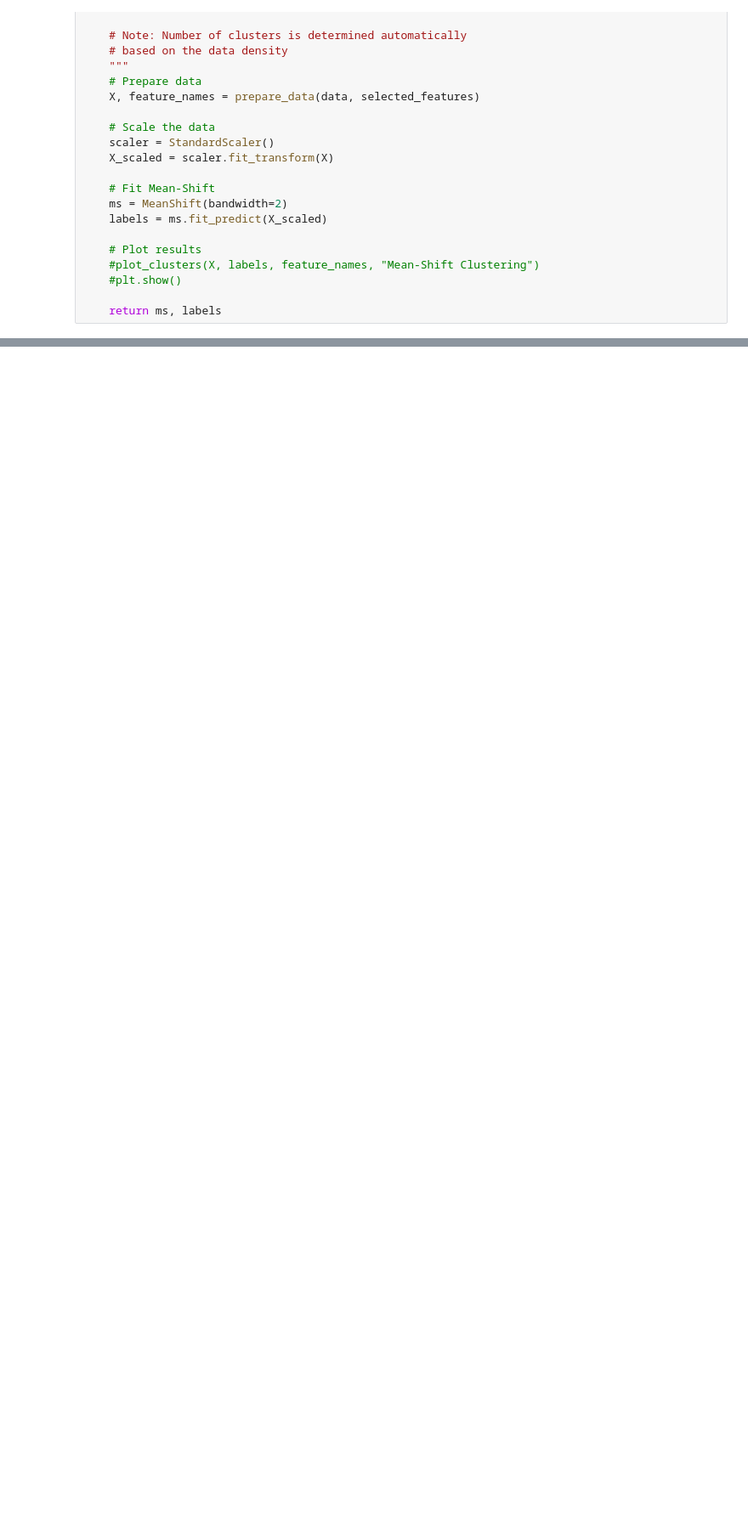
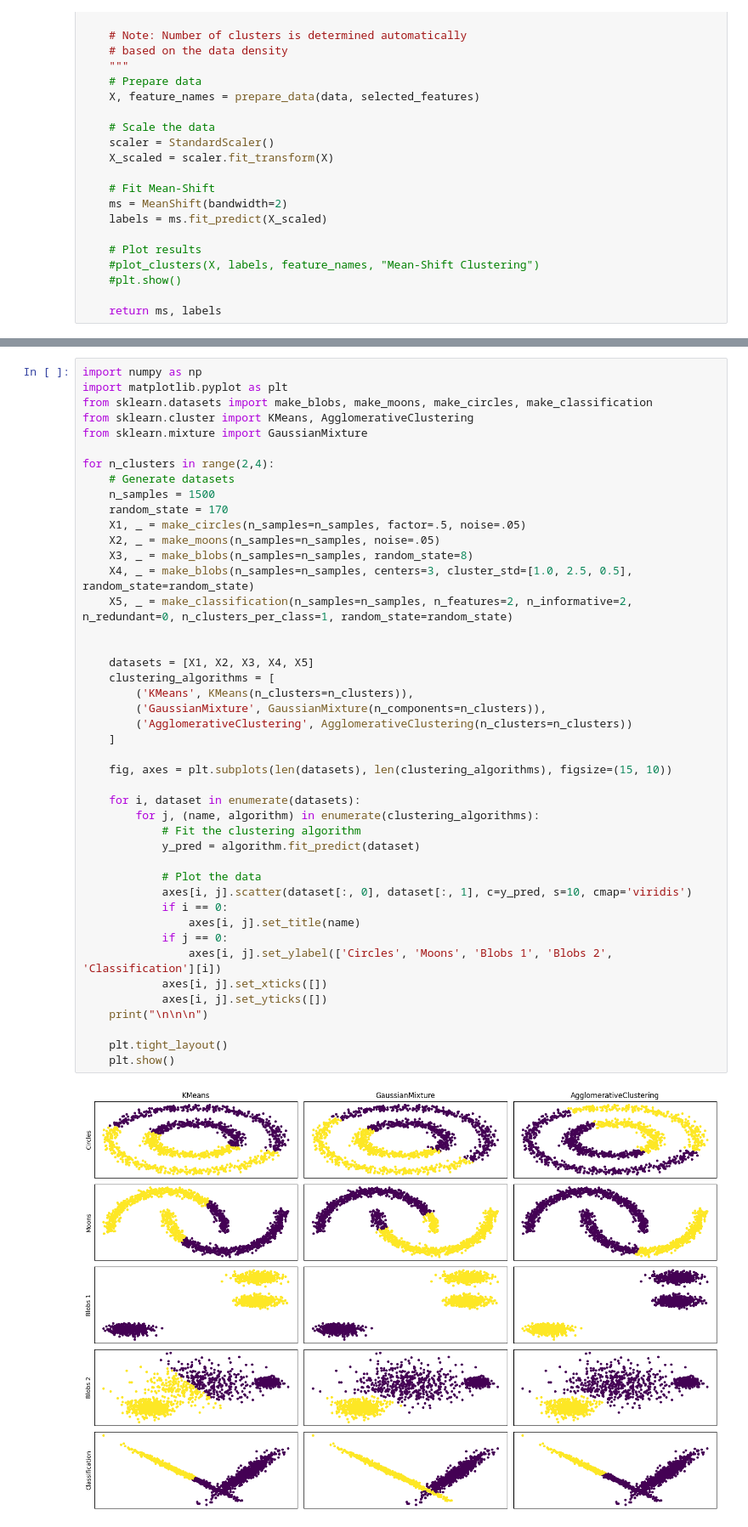
Before and after one commit to CARosss/AS01, a Jupyter notebook: 5_clustering_methods.ipynb, the cells around one changed output, grey strips where cells are left out. Shown at 85% size. Drawn from its saved outputs; the diff is of its cells as text; blank space fills up the shorter version.

```diff
--- a/5_clustering_methods.ipynb
+++ b/5_clustering_methods.ipynb
@@ -673,0 +628,46 @@ for method_name, labels in methods.items():
+# %%
+import numpy as np
+import matplotlib.pyplot as plt
+from sklearn.datasets import make_blobs, make_moons, make_circles, make_classification
+from sklearn.cluster import KMeans, AgglomerativeClustering
+from sklearn.mixture import GaussianMixture
+
+for n_clusters in range(2,4):
+    # Generate datasets
+    n_samples = 1500
+    random_state = 170
+    X1, _ = make_circles(n_samples=n_samples, factor=.5, noise=.05)
+    X2, _ = make_moons(n_samples=n_samples, noise=.05)
+    X3, _ = make_blobs(n_samples=n_samples, random_state=8)
+    X4, _ = make_blobs(n_samples=n_samples, centers=3, cluster_std=[1.0, 2.5, 0.5], random_state=random_state)
+    X5, _ = make_classification(n_samples=n_samples, n_features=2, n_informative=2, n_redundant=0, n_clusters_per_class=1, random_state=random_state)
+
+
+    datasets = [X1, X2, X3, X4, X5]
+    clustering_algorithms = [
+        ('KMeans', KMeans(n_clusters=n_clusters)),
+        ('GaussianMixture', GaussianMixture(n_components=n_clusters)),
+        ('AgglomerativeClustering', AgglomerativeClustering(n_clusters=n_clusters))
+    ]
+
+    fig, axes = plt.subplots(len(datasets), len(clustering_algorithms), figsize=(15, 10))
+
+    for i, dataset in enumerate(datasets):
+        for j, (name, algorithm) in enumerate(clustering_algorithms):
+            # Fit the clustering algorithm
+            y_pred = algorithm.fit_predict(dataset)
+
+            # Plot the data
+            axes[i, j].scatter(dataset[:, 0], dataset[:, 1], c=y_pred, s=10, cmap='viridis')
+            if i == 0:
+                axes[i, j].set_title(name)
+            if j == 0:
+                axes[i, j].set_ylabel(['Circles', 'Moons', 'Blobs 1', 'Blobs 2', 'Classification'][i])
+            axes[i, j].set_xticks([])
+            axes[i, j].set_yticks([])
+    print("\n\n\n")
+
+    plt.tight_layout()
+    plt.show()
+# %% [output]
+[figure, added]
```
Also changed, not shown: parts of 14 cells of this notebook.
